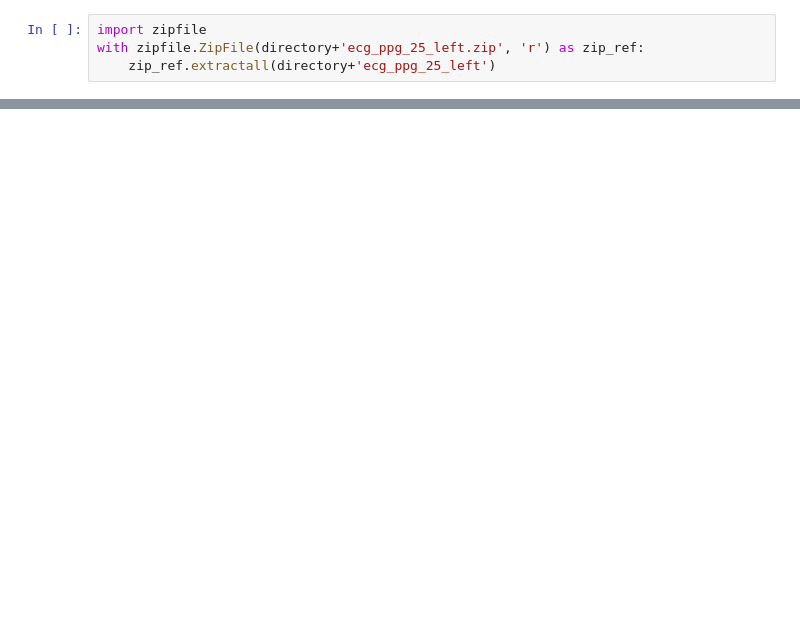
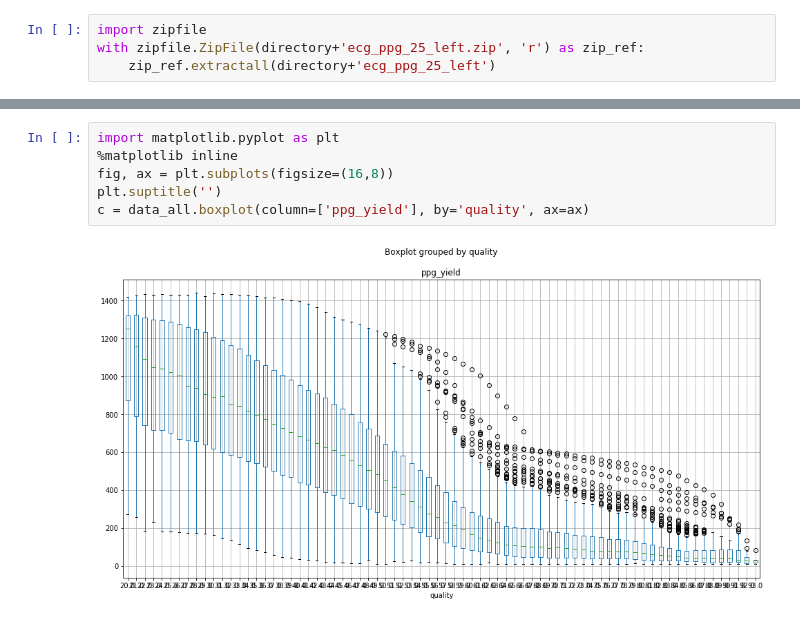
Before and after one commit to aungkonazim/RR-ECG-PPG, a Jupyter notebook: stress_exp/main_read_all_data.ipynb, the cells around one changed output, grey strips where cells are left out. Drawn from its saved outputs; the diff is of its cells as text; blank space fills up the shorter version.

```diff
--- a/stress_exp/main_read_all_data.ipynb
+++ b/stress_exp/main_read_all_data.ipynb
@@ -157,0 +183,8 @@ a['time'].shape
+# %%
+import matplotlib.pyplot as plt
+%matplotlib inline
+fig, ax = plt.subplots(figsize=(16,8))
+plt.suptitle('')
+c = data_all.boxplot(column=['ppg_yield'], by='quality', ax=ax)
+# %% [output]
+[figure, added]
```
Also changed, not shown: parts of 10 cells of this notebook, 3 other files.
